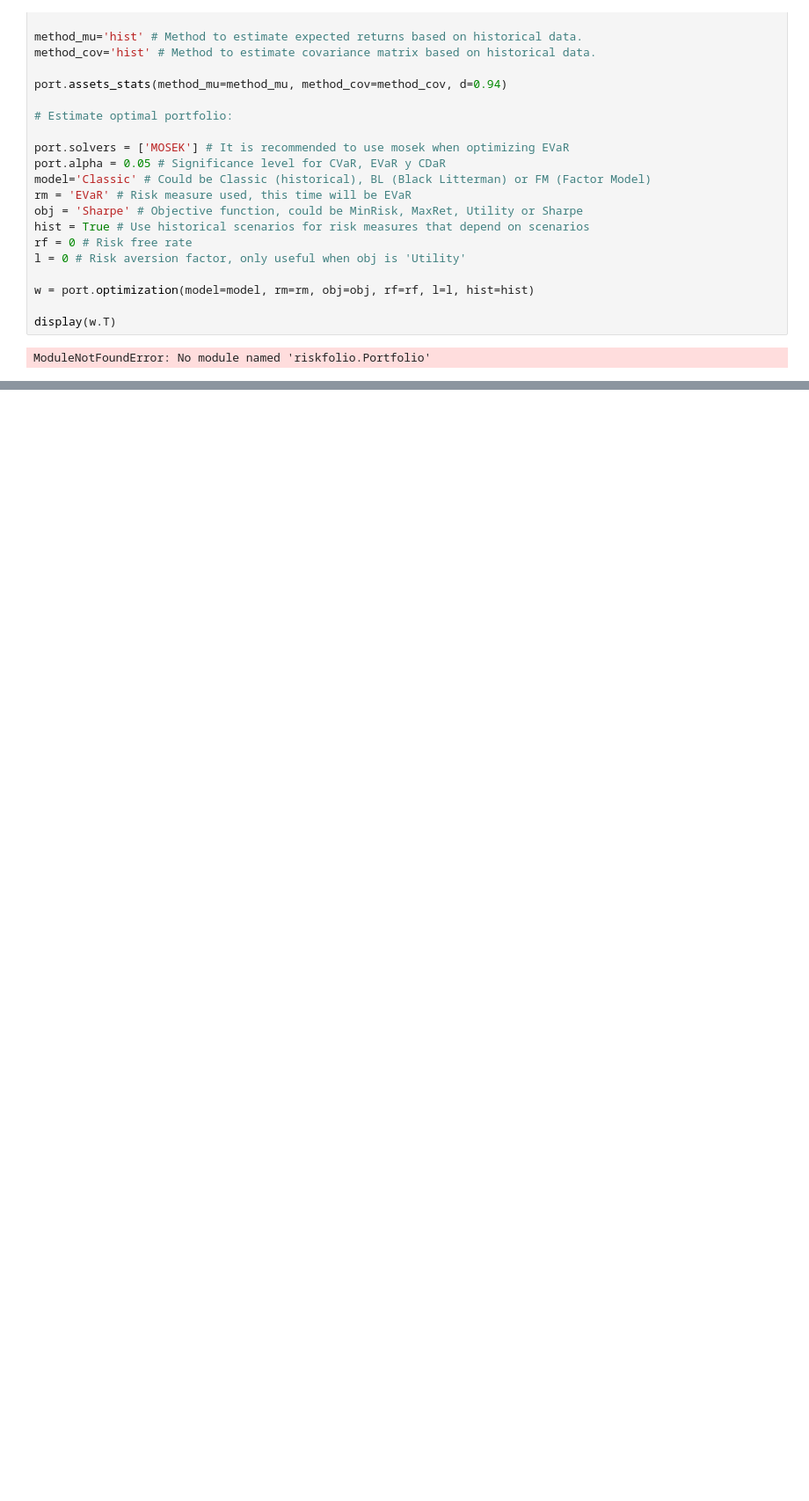
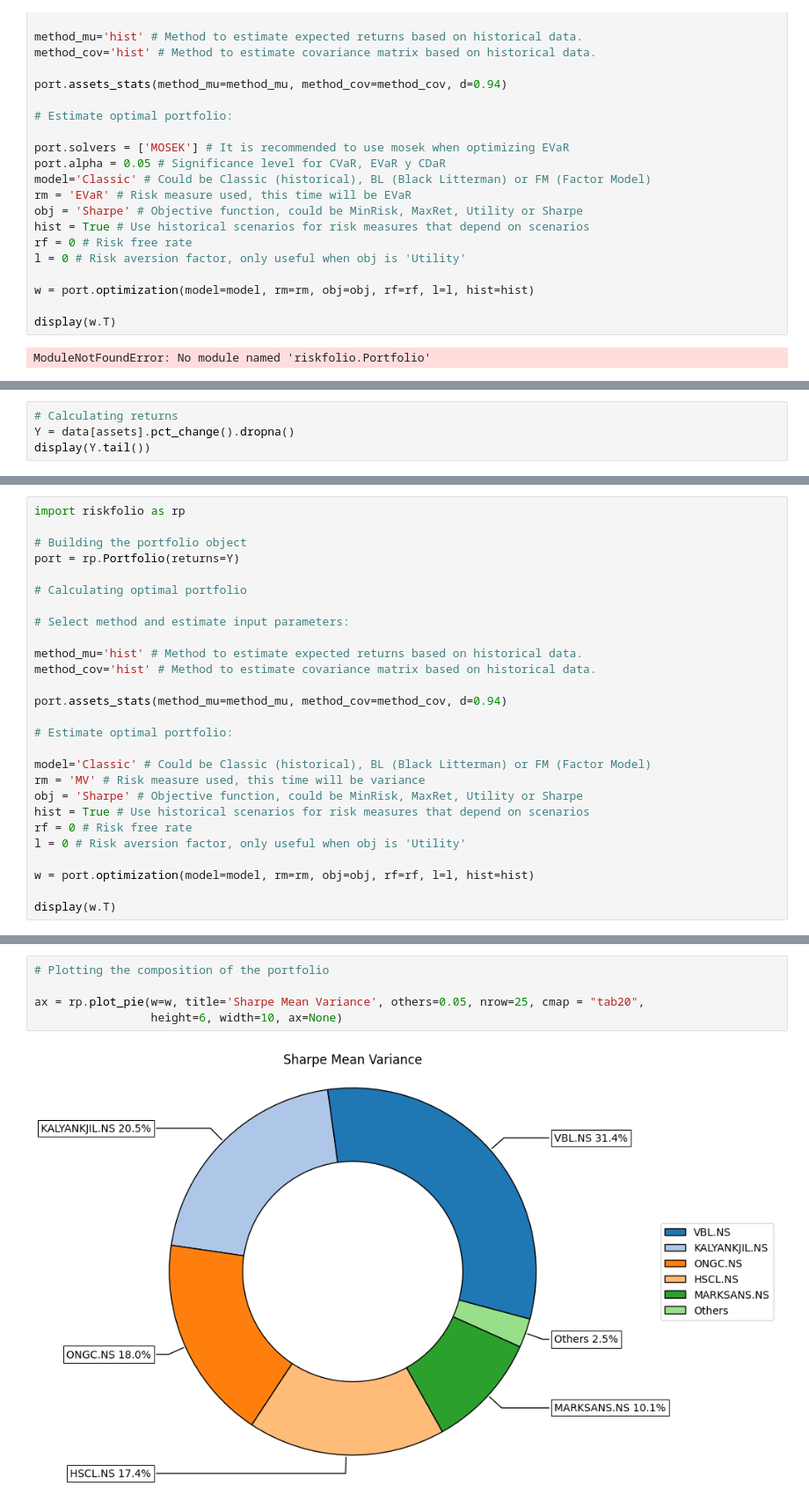
Before and after one commit to Tikam02/TechnicalAnalysis, a Jupyter notebook: Quant-tools/Entropic_Value_at_risk_polifolio_Riskfolio.ipynb, the cells around one changed output, grey strips where cells are left out. Shown at 88% size. Saved outputs shown, nothing was run; the diff lists cells and outputs as text; blank space fills up the shorter version.

```diff
--- a/Quant-tools/Entropic_Value_at_risk_polifolio_Riskfolio.ipynb
+++ b/Quant-tools/Entropic_Value_at_risk_polifolio_Riskfolio.ipynb
@@ -167,0 +190,4 @@ ModuleNotFoundError: No module named 'riskfolio.Portfolio'
+# %%
+# Calculating returns
+Y = data[assets].pct_change().dropna()
+display(Y.tail())
@@ -167,0 +202,27 @@ ModuleNotFoundError: No module named 'riskfolio.Portfolio'
+# %%
+import riskfolio as rp
+
+# Building the portfolio object
+port = rp.Portfolio(returns=Y)
+
+# Calculating optimal portfolio
+
+# Select method and estimate input parameters:
+
+method_mu='hist' # Method to estimate expected returns based on historical data.
+method_cov='hist' # Method to estimate covariance matrix based on historical data.
+
+port.assets_stats(method_mu=method_mu, method_cov=method_cov, d=0.94)
+
+# Estimate optimal portfolio:
+
+model='Classic' # Could be Classic (historical), BL (Black Litterman) or FM (Factor Model)
+rm = 'MV' # Risk measure used, this time will be variance
+obj = 'Sharpe' # Objective function, could be MinRisk, MaxRet, Utility or Sharpe
+hist = True # Use historical scenarios for risk measures that depend on scenarios
+rf = 0 # Risk free rate
+l = 0 # Risk aversion factor, only useful when obj is 'Utility'
+
+w = port.optimization(model=model, rm=rm, obj=obj, rf=rf, l=l, hist=hist)
+
+display(w.T)
@@ -167,0 +232,7 @@ ModuleNotFoundError: No module named 'riskfolio.Portfolio'
+# %%
+# Plotting the composition of the portfolio
+
+ax = rp.plot_pie(w=w, title='Sharpe Mean Variance', others=0.05, nrow=25, cmap = "tab20",
+                 height=6, width=10, ax=None)
+# %% [output]
+[figure, added]
```
Also changed, not shown: parts of 10 cells of this notebook.
